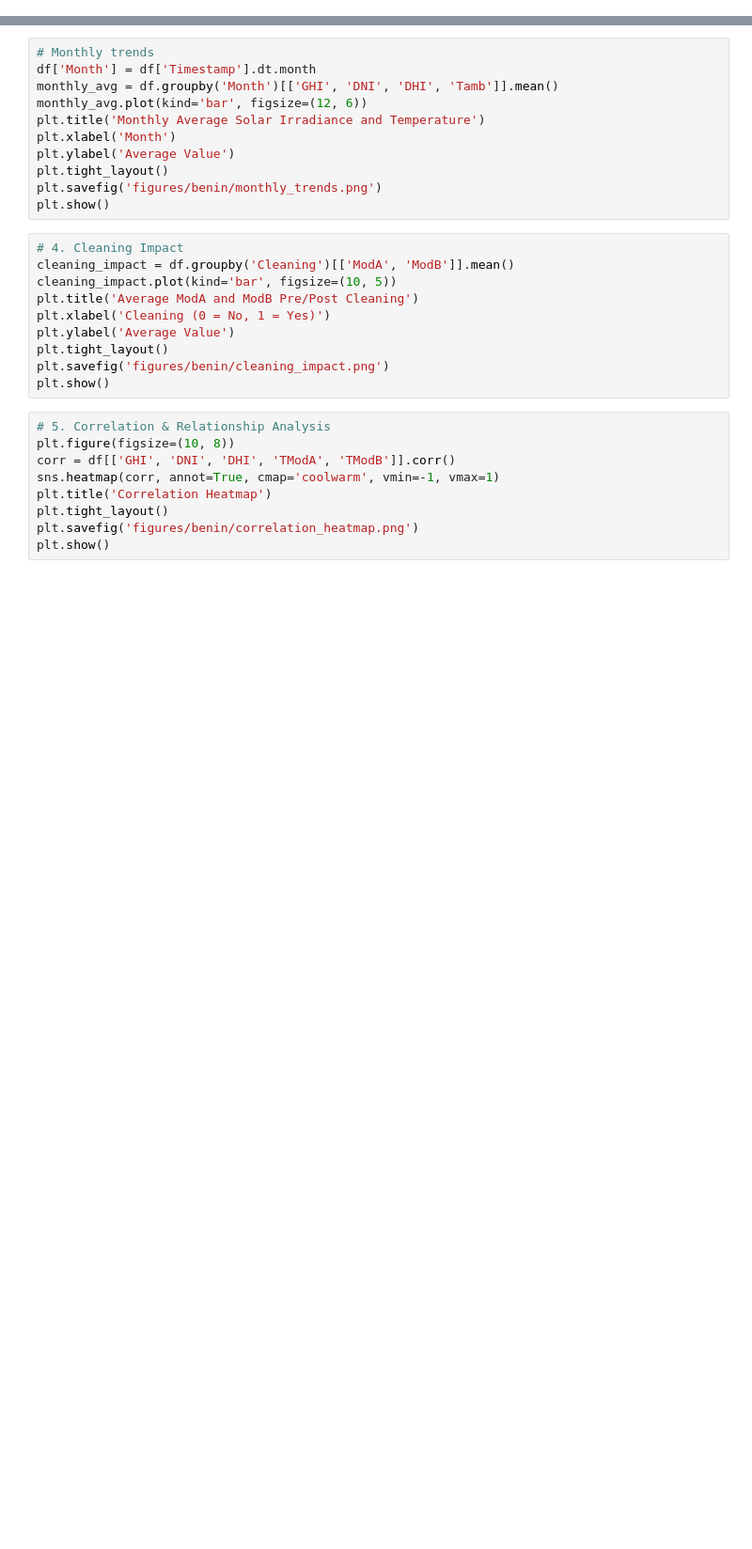
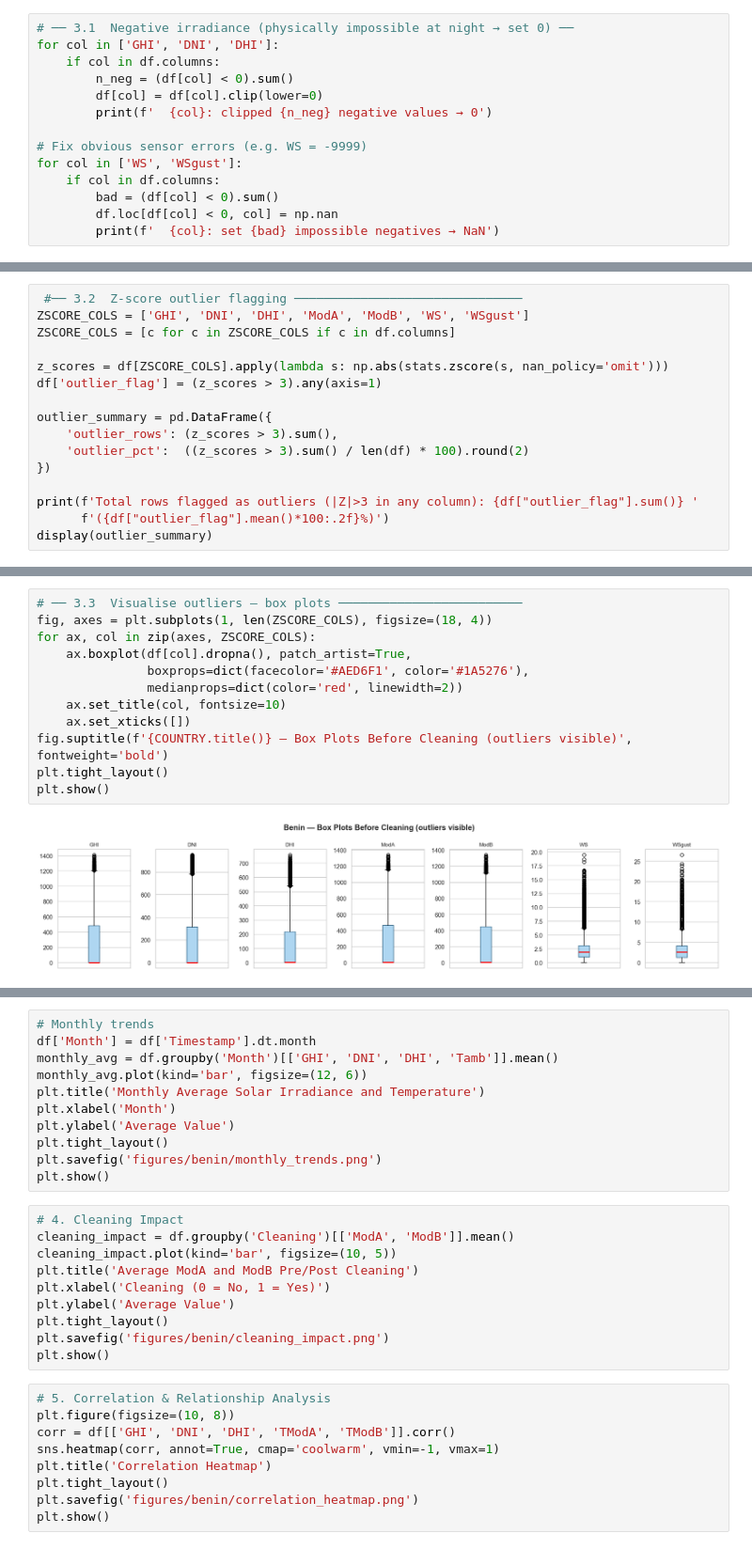
Before and after one commit to nanecha/Cross-Country-Solar-Farm-Analysis, a Jupyter notebook: notebooks/benin_eda.ipynb, the cells around one changed output, grey strips where cells are left out. Shown at 94% size. Drawn from its saved outputs; the diff is of its cells as text; blank space fills up the shorter version.

```diff
--- a/notebooks/benin_eda.ipynb
+++ b/notebooks/benin_eda.ipynb
@@ -107,0 +146,14 @@ print(f"Number of rows with outliers (|Z|>3): {len(outliers)}")
+# %%
+# ── 3.1  Negative irradiance (physically impossible at night → set 0) ──
+for col in ['GHI', 'DNI', 'DHI']:
+    if col in df.columns:
+        n_neg = (df[col] < 0).sum()
+        df[col] = df[col].clip(lower=0)
+        print(f'  {col}: clipped {n_neg} negative values → 0')
+
+# Fix obvious sensor errors (e.g. WS = -9999)
+for col in ['WS', 'WSgust']:
+    if col in df.columns:
+        bad = (df[col] < 0).sum()
+        df.loc[df[col] < 0, col] = np.nan
+        print(f'  {col}: set {bad} impossible negatives → NaN')
@@ -107,0 +166,16 @@ print(f"Number of rows with outliers (|Z|>3): {len(outliers)}")
+# %%
+ #── 3.2  Z-score outlier flagging ───────────────────────────────
+ZSCORE_COLS = ['GHI', 'DNI', 'DHI', 'ModA', 'ModB', 'WS', 'WSgust']
+ZSCORE_COLS = [c for c in ZSCORE_COLS if c in df.columns]
+
+z_scores = df[ZSCORE_COLS].apply(lambda s: np.abs(stats.zscore(s, nan_policy='omit')))
+df['outlier_flag'] = (z_scores > 3).any(axis=1)
+
+outlier_summary = pd.DataFrame({
+    'outlier_rows': (z_scores > 3).sum(),
+    'outlier_pct':  ((z_scores > 3).sum() / len(df) * 100).round(2)
+})
+
+print(f'Total rows flagged as outliers (|Z|>3 in any column): {df["outlier_flag"].sum()} '
+      f'({df["outlier_flag"].mean()*100:.2f}%)')
+display(outlier_summary)
@@ -107,0 +192,14 @@ print(f"Number of rows with outliers (|Z|>3): {len(outliers)}")
+# %%
+# ── 3.3  Visualise outliers — box plots ─────────────────────────
+fig, axes = plt.subplots(1, len(ZSCORE_COLS), figsize=(18, 4))
+for ax, col in zip(axes, ZSCORE_COLS):
+    ax.boxplot(df[col].dropna(), patch_artist=True,
+               boxprops=dict(facecolor='#AED6F1', color='#1A5276'),
+               medianprops=dict(color='red', linewidth=2))
+    ax.set_title(col, fontsize=10)
+    ax.set_xticks([])
+fig.suptitle(f'{COUNTRY.title()} — Box Plots Before Cleaning (outliers visible)', fontweight='bold')
+plt.tight_layout()
+plt.show()
+# %% [output]
+[figure, added]
```
Also changed, not shown: parts of 20 cells of this notebook.
